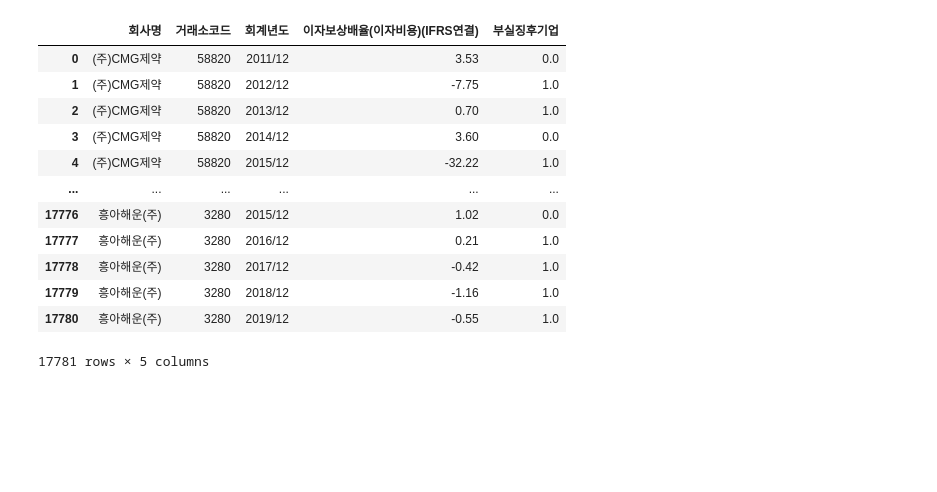
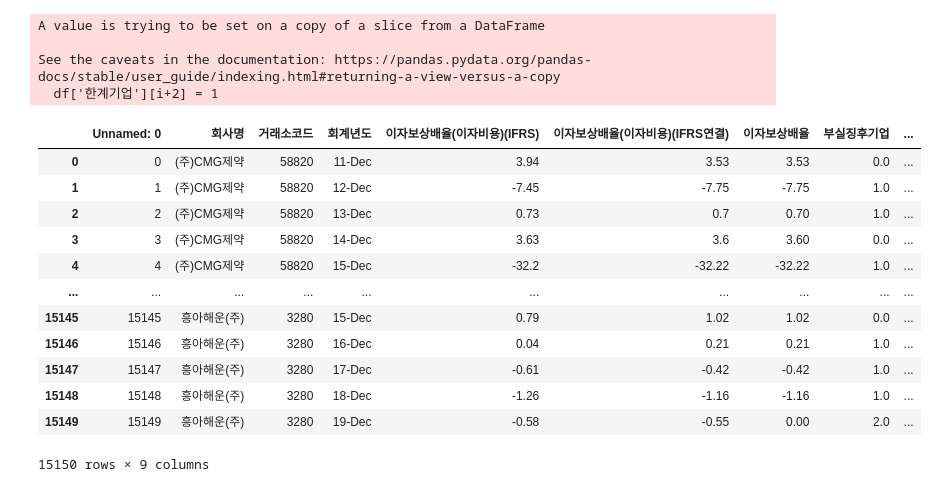
Before and after one commit to Penta-Audit-Technology/jh, a Jupyter notebook: 2011년전체데이터.ipynb, the cells around one changed output. Drawn from its saved outputs; the diff is of its cells as text; code cells hidden in the pictures; blank space fills up the shorter version.

```diff
--- a/2011년전체데이터.ipynb
+++ b/2011년전체데이터.ipynb
@@ -20,0 +21,3 @@ df
+# %%
+df['이자보상배율'] = df['이자보상배율'].astype(float)
+df
@@ -51,24 +79,0 @@ df_1 # 999999999는 일단 생각하지 않은 채로 진행합니다.
-# %%
-for i in range(len(df_2)):
-    if df_2.loc[i,'이자보상배율(이자비용)(IFRS연결)'] == 0: # 두개 다 결측치 인 경우 일단 2로...
-        df_2.loc[i, '부실징후기업'] = 2
-    elif df_2.loc[i,'이자보상배율(이자비용)(IFRS연결)'] < 1: # GAAP만 고려할 경우
-        df_2.loc[i,'부실징후기업'] = 1
-    elif df_2.loc[i,'이자보상배율(이자비용)(IFRS연결)'] > 1: # GAAP만 고려할 경우
-        df_2.loc[i,'부실징후기업'] = 0
-
-df_2 # 999999999는 일단 생각하지 않은 채로 진행합니다.
-# %% [output]
-|  | 회사명 | 거래소코드 | 회계년도 | 이자보상배율(이자비용)(IFRS연결) | 부실징후기업 |
-| 0 | (주)CMG제약 | 58820 | 2011/12 | 3.53 | 0.0 |
-| 1 | (주)CMG제약 | 58820 | 2012/12 | -7.75 | 1.0 |
-| 2 | (주)CMG제약 | 58820 | 2013/12 | 0.70 | 1.0 |
-| 3 | (주)CMG제약 | 58820 | 2014/12 | 3.60 | 0.0 |
-| 4 | (주)CMG제약 | 58820 | 2015/12 | -32.22 | 1.0 |
-| ... | ... | ... | ... | ... | ... |
-| 17776 | 흥아해운(주) | 3280 | 2015/12 | 1.02 | 0.0 |
-| 17777 | 흥아해운(주) | 3280 | 2016/12 | 0.21 | 1.0 |
-| 17778 | 흥아해운(주) | 3280 | 2017/12 | -0.42 | 1.0 |
-| 17779 | 흥아해운(주) | 3280 | 2018/12 | -1.16 | 1.0 |
-| 17780 | 흥아해운(주) | 3280 | 2019/12 | -0.55 | 1.0 |
-17781 rows × 5 columns
@@ -74,0 +123,26 @@ df_2 # 999999999는 일단 생각하지 않은 채로 진행합니다.
+# %%
+df['한계기업'] = 0
+for i in range(len(df)-2): # 3년 연속 부실징후가 1일 때
+    if df['이자보상배율'][i] < 1:
+        if df['이자보상배율'][i+1] < 1:
+            if df['이자보상배율'][i+2] < 1:
+                df['한계기업'][i+2] = 1
+df
+# %% [output]
+A value is trying to be set on a copy of a slice from a DataFrame
+
+See the caveats in the documentation: https://pandas.pydata.org/pandas-docs/stable/user_guide/indexing.html#returning-a-view-versus-a-copy
+  df['한계기업'][i+2] = 1
+|  | Unnamed: 0 | 회사명 | 거래소코드 | 회계년도 | 이자보상배율(이자비용)(IFRS) | 이자보상배율(이자비용)(IFRS연결) | 이자보상배율 | 부실징후기업 | ... |
+| 0 | 0 | (주)CMG제약 | 58820 | 11-Dec | 3.94 | 3.53 | 3.53 | 0.0 | ... |
+| 1 | 1 | (주)CMG제약 | 58820 | 12-Dec | -7.45 | -7.75 | -7.75 | 1.0 | ... |
+| 2 | 2 | (주)CMG제약 | 58820 | 13-Dec | 0.73 | 0.7 | 0.70 | 1.0 | ... |
+| 3 | 3 | (주)CMG제약 | 58820 | 14-Dec | 3.63 | 3.6 | 3.60 | 0.0 | ... |
+| 4 | 4 | (주)CMG제약 | 58820 | 15-Dec | -32.2 | -32.22 | -32.22 | 1.0 | ... |
+| ... | ... | ... | ... | ... | ... | ... | ... | ... | ... |
+| 15145 | 15145 | 흥아해운(주) | 3280 | 15-Dec | 0.79 | 1.02 | 1.02 | 0.0 | ... |
+| 15146 | 15146 | 흥아해운(주) | 3280 | 16-Dec | 0.04 | 0.21 | 0.21 | 1.0 | ... |
+| 15147 | 15147 | 흥아해운(주) | 3280 | 17-Dec | -0.61 | -0.42 | -0.42 | 1.0 | ... |
+| 15148 | 15148 | 흥아해운(주) | 3280 | 18-Dec | -1.26 | -1.16 | -1.16 | 1.0 | ... |
+| 15149 | 15149 | 흥아해운(주) | 3280 | 19-Dec | -0.58 | -0.55 | 0.00 | 2.0 | ... |
+15150 rows × 9 columns
```
Also changed, not shown: parts of 18 cells of this notebook, 9 other files.
